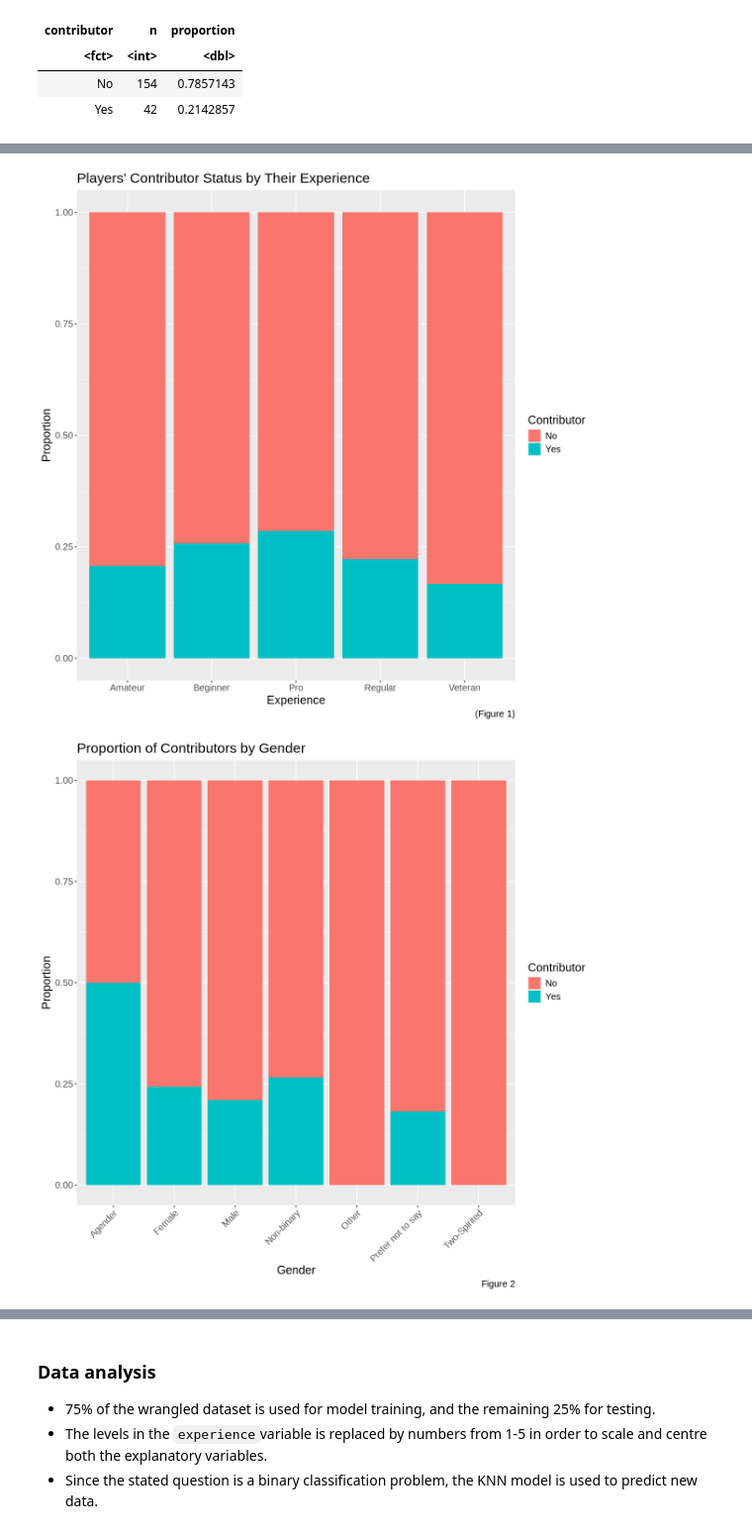
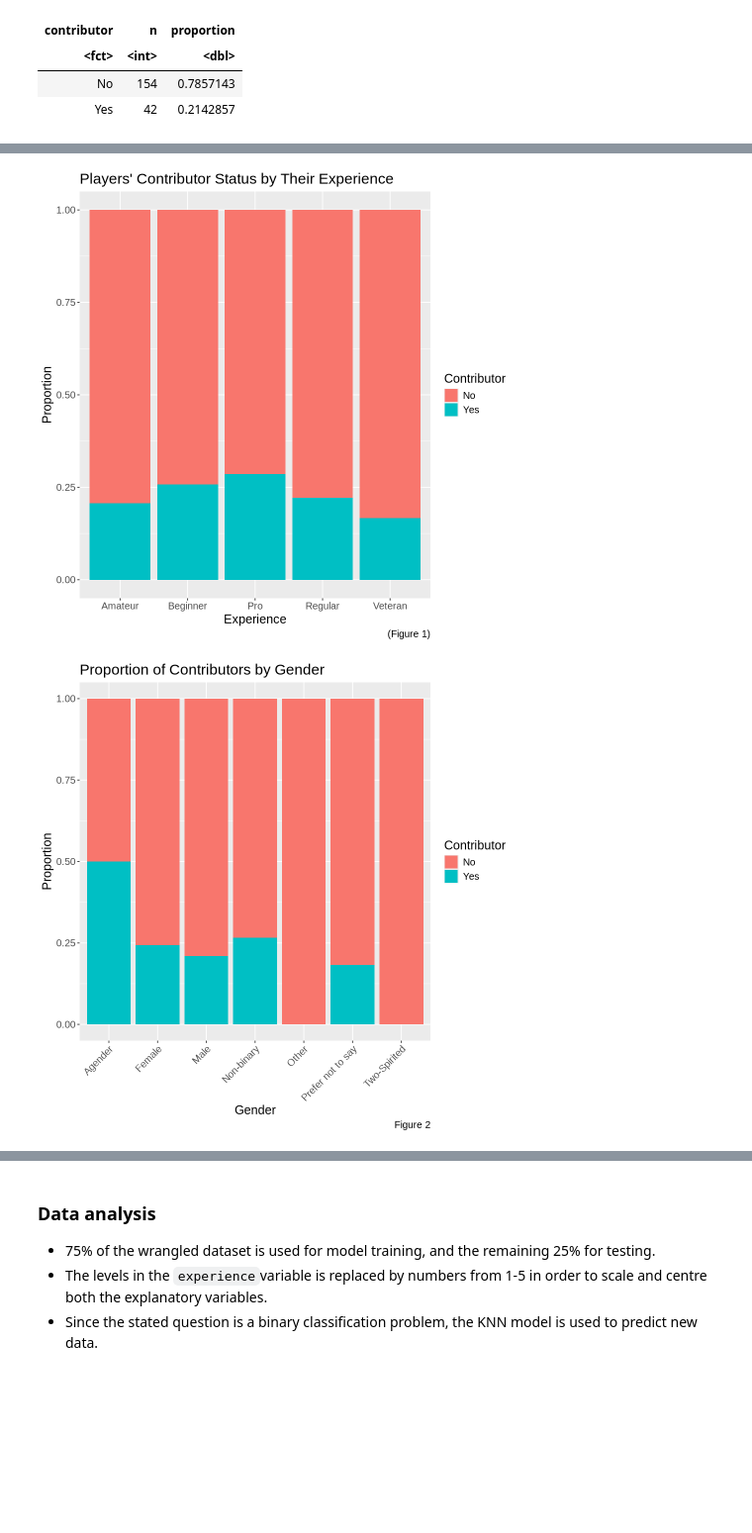
Before and after one commit to EmmaGjoen/data_science_group_project, a Jupyter notebook: project_final_report.ipynb, the cells around one changed output, grey strips where cells are left out. Shown at 99% size. Saved outputs shown, nothing was run; the diff lists cells and outputs as text; code cells hidden in the pictures; blank space fills up the shorter version.

```diff
--- a/project_final_report.ipynb
+++ b/project_final_report.ipynb
@@ -199,7 +221,6 @@ A tibble: 2 × 3
 | Yes | 42 | 0.2142857 |
 # %%
 # Visualizing data
-options(repr.plot.width = 10, repr.plot.height = 10)
 
 #Bar graph to decipher players' contributor status based on their experience
 experience_plot <- ggplot(wrangled_players_data, aes(x = experience, fill = factor(contributor))) +
@@ -294,8 +315,8 @@ age_plot <- ggplot(wrangled_players_data, aes(x = factor(contributor), y = age,
                 theme(text = element_text(size = 15))
 age_plot
 
-### need to remove it
-#ggplot(wrangled_players_data, aes(x = factor(contributor), fill = factor(contributor))) +
+## need to remove it
+# ggplot(wrangled_players_data, aes(x = factor(contributor), fill = factor(contributor))) +
 #    geom_bar(position = "stack", alpha = 0.8) +
 #    facet_grid(gender ~ experience) +
 #    labs(
@@ -311,2 +332,2 @@ age_plot
-[figure, old version]
+[figure, new version]
-[figure, old version]
+[figure, new version]
```
Also changed, not shown: parts of 8 cells of this notebook.
